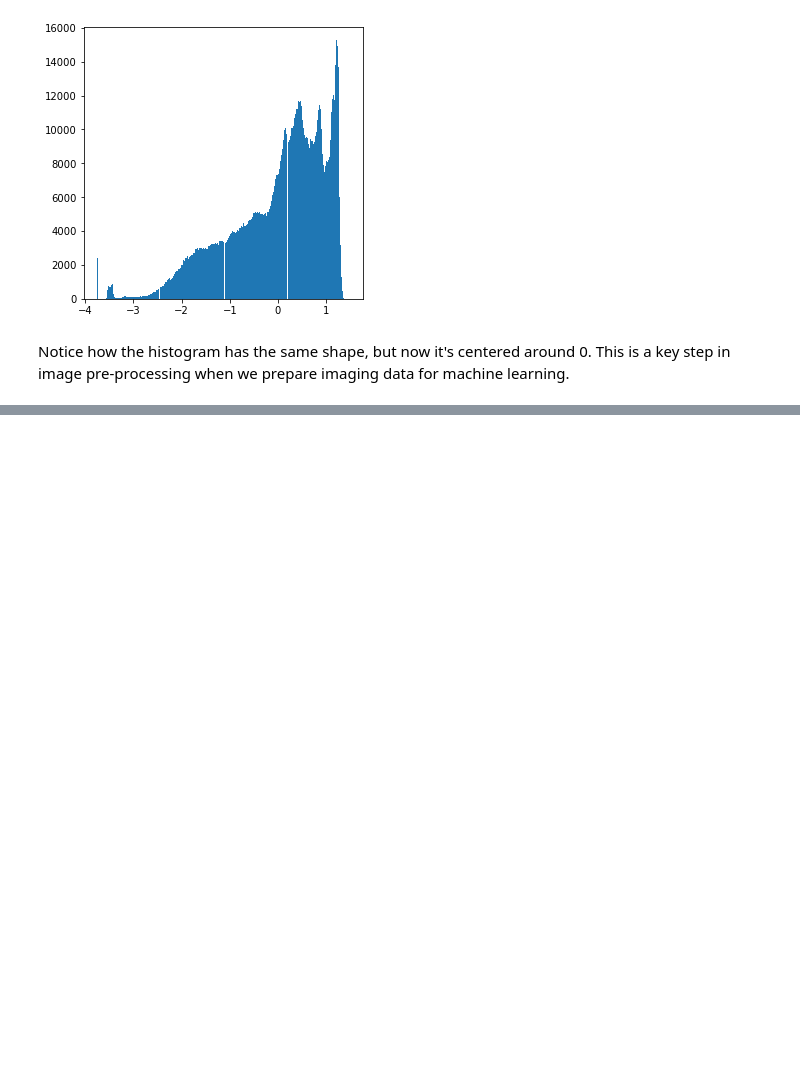
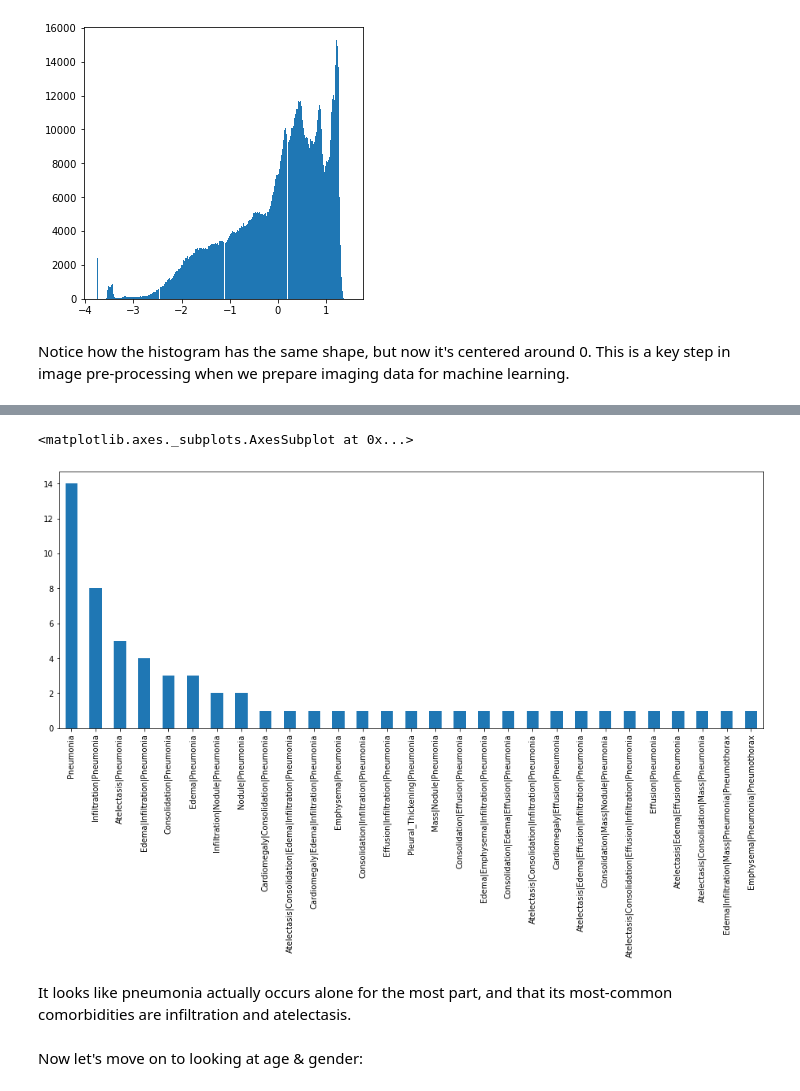
Before and after one commit to paul-reiners/pneumonia-detection-chest-x-rays, a Jupyter notebook: EDA.ipynb, the cells around one changed output, grey strips where cells are left out. Drawn from its saved outputs; the diff is of its cells as text; code cells hidden in the pictures; blank space fills up the shorter version.

```diff
--- a/EDA.ipynb
+++ b/EDA.ipynb
@@ -145,0 +272,11 @@ Notice how the histogram has the same shape, but now it's centered around 0. Thi
+# %%
+##Since there are many combinations of potential findings, I'm going to look at the 30 most common co-occurrences:
+plt.figure(figsize=(16,6))
+d[d.Pneumonia==1]['Finding Labels'].value_counts()[0:30].plot(kind='bar')
+# %% [output]
+<matplotlib.axes._subplots.AxesSubplot at 0x...>
+[figure, added]
+# %% [markdown]
+It looks like pneumonia actually occurs alone for the most part, and that its most-common comorbidities are infiltration and atelectasis.
+# %% [markdown]
+Now let's move on to looking at age & gender:
```
Also changed, not shown: parts of 38 cells of this notebook.
